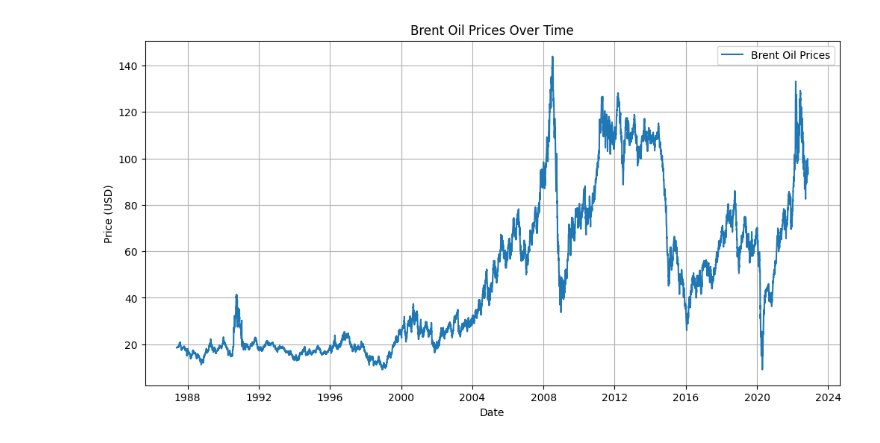
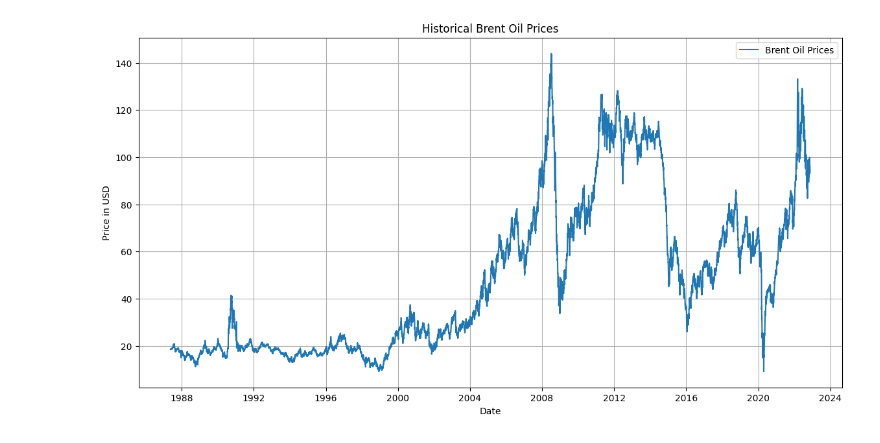
Before and after one commit to mareye132/Oilprice_analysis, a Jupyter notebook: notebooks/Time_series_analysis.ipynb, the cells around one changed output. Saved outputs shown, nothing was run; the diff lists cells and outputs as text; code cells hidden in the pictures.

Commit message:
Updating script and notebook into task-2

```diff
--- a/notebooks/Time_series_analysis.ipynb
+++ b/notebooks/Time_series_analysis.ipynb
@@ -1,23 +44,16 @@
 # %%
-# Jupyter Notebook to run the script and visualize the results
-import subprocess
-import pandas as pd
-import matplotlib.pyplot as plt
+# Load the Brent Oil Prices data for visualization
+file_path = 'C:/Users/user/Desktop/Github/Oilprice_analysis/data/BrentOilPrices.csv'
+df = pd.read_csv(file_path, parse_dates=['Date'], index_col='Date')
 
-# Step 1: Run the Time Series Analysis Script
-subprocess.run(['python', 'Time_series_analysis.py'])
-
-# Step 2: Load the data for visualization
-df = pd.read_csv('C:/Users/user/Desktop/Github/Oilprice_analysis/data/BrentOilPrices.csv', parse_dates=['Date'], index_col='Date')
-
-# Step 3: Plotting the Oil Prices
-plt.figure(figsize=(12, 6))
-plt.plot(df.index, df['Price'], label='Brent Oil Prices')  # Updated to reflect the new column name
-plt.title('Brent Oil Prices Over Time')
+# Plot the historical Brent Oil Prices
+plt.figure(figsize=(14, 7))
+plt.plot(df['Price'], label='Brent Oil Prices')
+plt.title('Historical Brent Oil Prices')
 plt.xlabel('Date')
-plt.ylabel('Price (USD)')
+plt.ylabel('Price in USD')
 plt.legend()
 plt.grid()
 plt.show()
 # %% [output]
-[figure, old version]
+[figure, new version]
```
Also changed, not shown: parts of 3 cells of this notebook.
